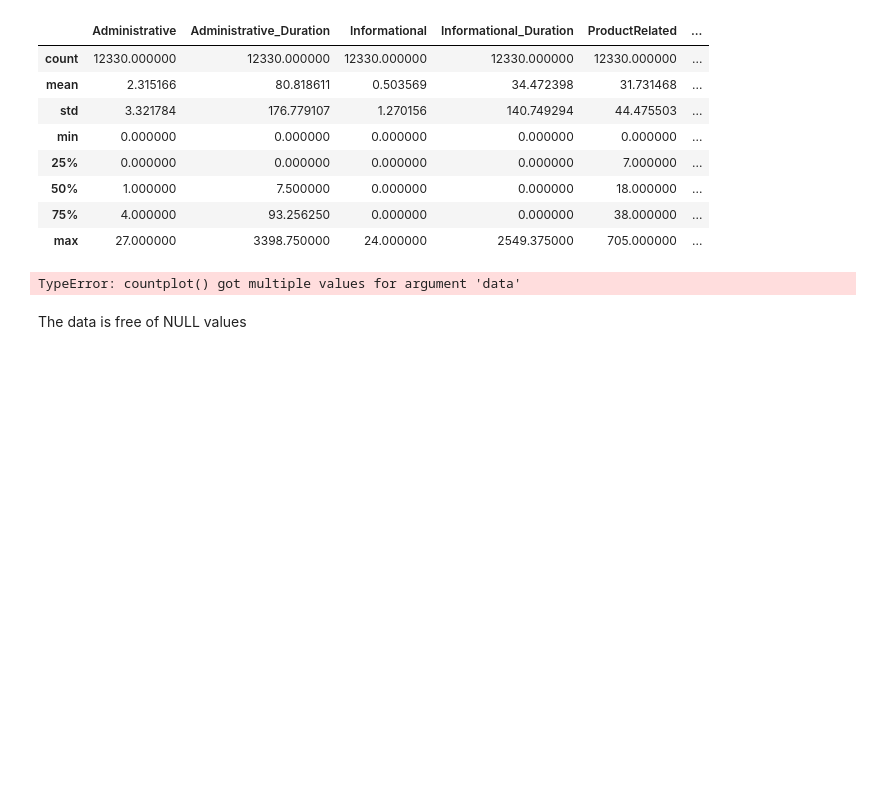
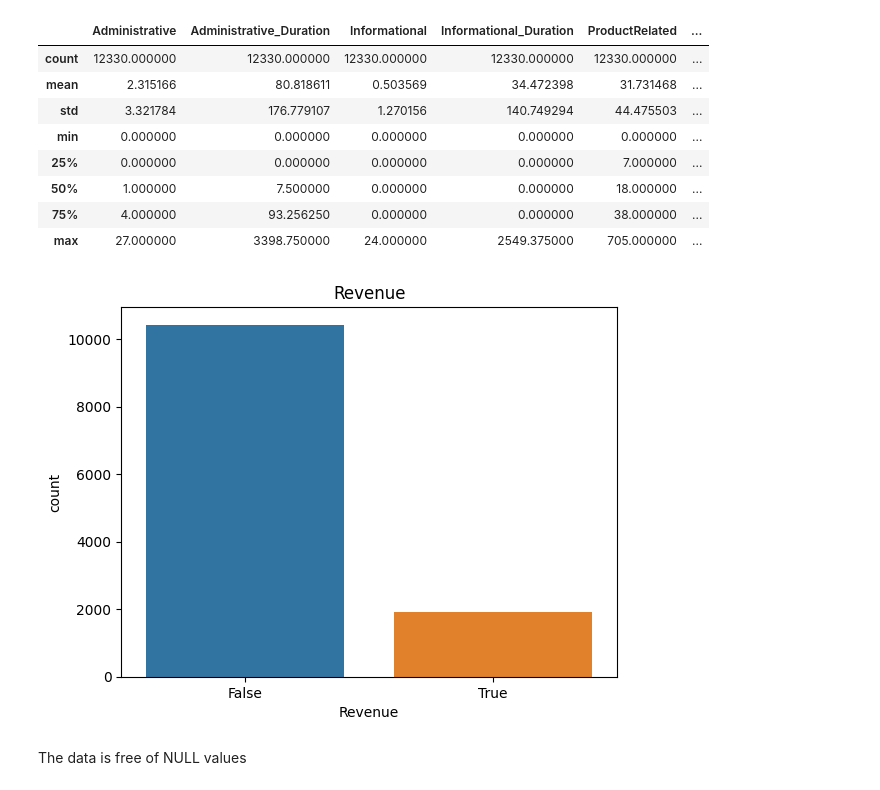
Before and after one commit to Joanaigs/Predict-Shopper-Behaviour-IA-Proj2, a Jupyter notebook: notebook.ipynb, the cells around one changed output. Cells and saved outputs as stored; diff of their text form; code cells hidden in the pictures; blank space fills up the shorter version.

```diff
--- a/notebook.ipynb
+++ b/notebook.ipynb
@@ -106,10 +111,9 @@ data.describe()
 # %%
-for i in data.select_dtypes(include=['object','bool']).columns:
-    sb.countplot(i,data=data)
-    plt.title(i)
-    plt.show()
+sb.countplot(x=target,data=data)
+plt.title("Revenue")
+plt.show()
 # %% [output]
-TypeError: countplot() got multiple values for argument 'data'
+[figure, added]
 # %% [markdown]
 The data is free of NULL values
 # %%
```
Also changed, not shown: parts of 26 cells of this notebook, 3 other files.
